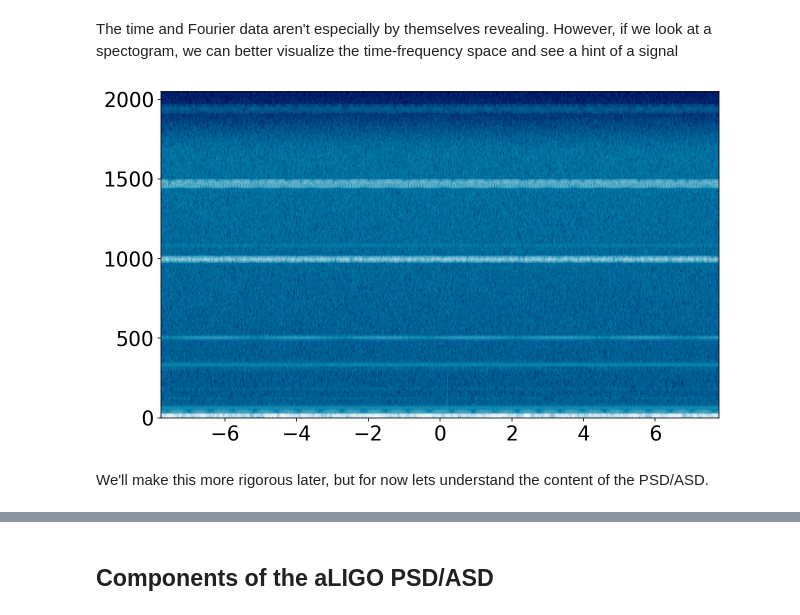
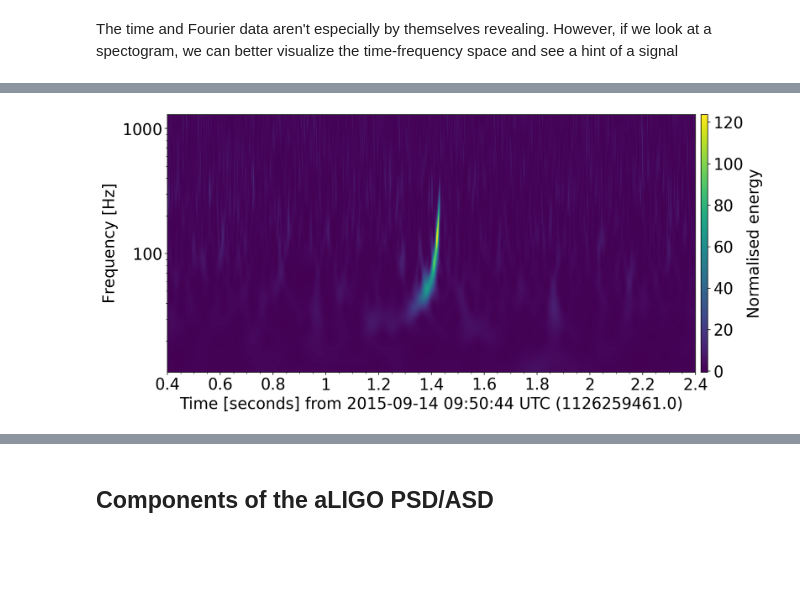
Before and after one commit to rory-smith/Lectures-on-inference-in-GW-astronomy, a Jupyter notebook: Lecture_1_Intro_to_LIGO_data_and_signals_adelaide.ipynb, the cells around one changed output, grey strips where cells are left out. Drawn from its saved outputs; the diff is of its cells as text; code cells hidden in the pictures; blank space fills up the shorter version.

```diff
--- a/Lecture_1_Intro_to_LIGO_data_and_signals_adelaide.ipynb
+++ b/Lecture_1_Intro_to_LIGO_data_and_signals_adelaide.ipynb
@@ -427,28 +440,12 @@ Which is often used in the statistics literature
 ## Spectogram
 # %% [markdown]
 The time and Fourier data aren't especially by themselves revealing. However, if we look at a spectogram, we can better visualize the time-frequency space and see a hint of a signal
-# %%
- NFFT = int(fs/8)
-# and with a lot of overlap, to resolve short-time features:
-NOVL = int(NFFT*15./16)
-# and choose a window that minimizes "spectral leakage"
-# (https://en.wikipedia.org/wiki/Spectral_leakage)
-window = np.blackman(NFFT)
-
-# the right colormap is all-important! See:
-# http://matplotlib.org/examples/color/colormaps_reference.html
-# viridis seems to be the best for our purposes, but it's new; if you don't have it, you can settle for ocean.
-#spec_cmap='viridis'
-spec_cmap='ocean'
-
-# Plot the H1 spectrogram:
-plt.figure(figsize=(10,6))
-spec_H1, _freqs, bins, im = plt.specgram(H1strain, NFFT=NFFT, Fs=fs,
-                                        window=window,
-                                            noverlap=NOVL, cmap=spec_cmap,
-                                        xextent=[-times[len(times)-1]/2.,
-                                                 times[len(times)-1]/2.])
-# %% [output]
-[figure, removed]
-# %% [markdown]
-We'll make this more rigorous later, but for now lets understand the content of the PSD/ASD.
+# %%
+dt = 1  #-- Set width of q-transform plot, in seconds
+hq = strain.q_transform(outseg=(t0-dt, t0+dt))
+fig4 = hq.plot()
+ax = fig4.gca()
+fig4.colorbar(label="Normalised energy")
+ax.grid(False)
+ax.set_yscale('log')
+# %% [output]
@@ -454,0 +453 @@ We'll make this more rigorous later, but for now lets understand the content of
+[figure, added]
```
Also changed, not shown: parts of 15 cells of this notebook.
